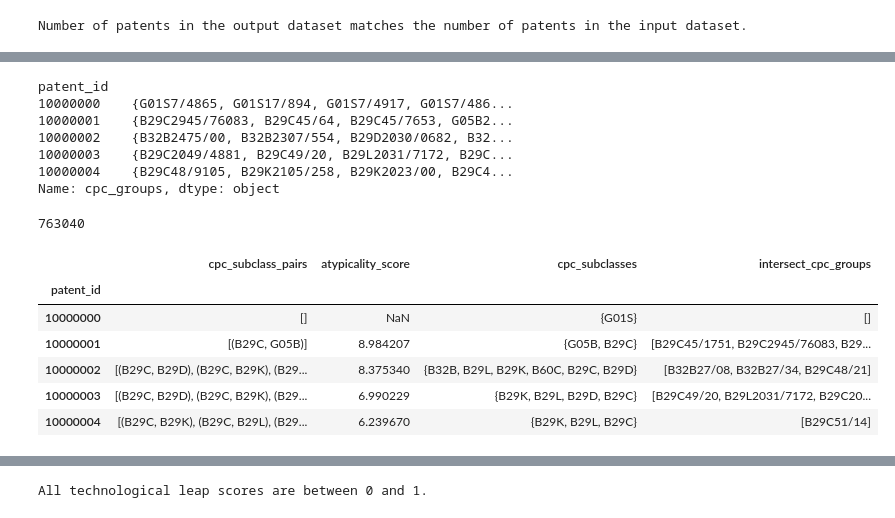
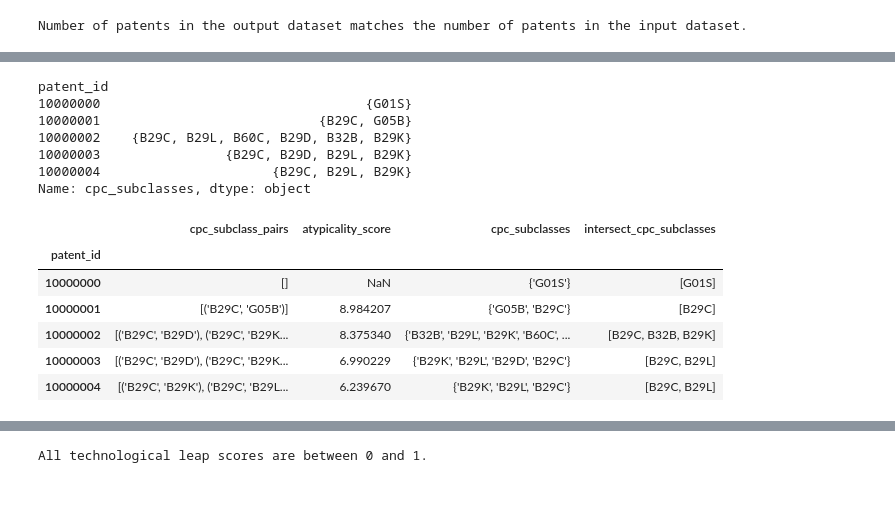
Before and after one commit to koacow/glob-s-RA, a Jupyter notebook: patents/calculate_measures.ipynb, the cells around one changed output, grey strips where cells are left out. Drawn from its saved outputs; the diff is of its cells as text; code cells hidden in the pictures.

```diff
--- a/patents/calculate_measures.ipynb
+++ b/patents/calculate_measures.ipynb
@@ -405,3 +414,6 @@ $$
 
 8. Calculate the Technological Leap Score =
 $$1 - \text{Similarity Score}$$
+# %%
+patent_cpc_subclass_pairs_with_atypicality = pd.read_csv("./data/patents_with_atypicality.csv", index_col=0, dtype={"patent_id": "string"})
+patent_cpc_subclass_pairs_with_atypicality.head()
@@ -410,62 +430,58 @@ $$1 - \text{Similarity Score}$$
 citations_list = citations.groupby("patent_id")["citation_patent_id"].apply(list)
 citations_dict = citations_list.to_dict()
 # %%
-# 2. Create a dictionary mapping patent IDs to a list of their CPC groups
-cpc_groups = cpc.groupby("patent_id")["cpc_group"].apply(set)
-cpc_groups = pd.merge(
-    cpc_groups,
+# 2. Create a dictionary mapping patent IDs to a list of their CPC subclasses
+cpc_subclasses = cpc.groupby("patent_id")["cpc_subclass"].apply(set)
+cpc_subclasses = pd.merge(
+    cpc_subclasses,
     fwd_citations.set_index("patent_id"),
     left_index=True,
     right_index=True,
     how="right",
     validate="1:1"
 )
-cpc_groups = cpc_groups["cpc_group"]
-cpc_groups = cpc_groups.rename("cpc_groups")
-cpc_groups.head()
+cpc_subclasses = cpc_subclasses["cpc_subclass"]
+cpc_subclasses = cpc_subclasses.rename("cpc_subclasses")
+cpc_subclasses.head()
 # %% [output]
 patent_id
-10000000    {G01S7/4865, G01S17/894, G01S7/4917, G01S7/486...
-10000001    {B29C2945/76083, B29C45/64, B29C45/7653, G05B2...
-10000002    {B32B2475/00, B32B2307/554, B29D2030/0682, B32...
-10000003    {B29C2049/4881, B29C49/20, B29L2031/7172, B29C...
-10000004    {B29C48/9105, B29K2105/258, B29K2023/00, B29C4...
-Name: cpc_groups, dtype: object
+10000000                                  {G01S}
+10000001                            {B29C, G05B}
+10000002    {B29C, B29L, B60C, B29D, B32B, B29K}
+10000003                {B29C, B29D, B29L, B29K}
+10000004                      {B29C, B29L, B29K}
+Name: cpc_subclasses, dtype: object
-# %%
-cpc_groups.isna().sum()
-# %% [output]
-763040
 # %%
-cpc_groups_dict = cpc_groups.to_dict()
+cpc_subclasses_dict = cpc_subclasses.to_dict()
 # %%
-# 3. Get the intersection of CPC groups between a patent and its backward citations
-def get_intersect_cpc_groups(row):
+# 3. Get the intersection of CPC subclasses between a patent and its backward citations
+def get_intersect_cpc_subclasses(row):
     patent_id = row.name
-    patent_cpc_groups = cpc_groups_dict.get(patent_id, {})
-    if not patent_cpc_groups or (isinstance(patent_cpc_groups, float) and np.isnan(patent_cpc_groups)):
+    patent_cpc_subclasses = cpc_subclasses_dict.get(patent_id, {})
+    if not patent_cpc_subclasses or (isinstance(patent_cpc_subclasses, float) and np.isnan(patent_cpc_subclasses)):
         return []
     backward_citations = citations_dict.get(patent_id, [])
     if not backward_citations:
         return []
-    backward_citations_cpc_groups = []
+    backward_citations_cpc_subclasses = []
     for citation in backward_citations:
-        citation_cpc_groups = cpc_groups_dict.get(citation, {})
-        if not citation_cpc_groups or (isinstance(citation_cpc_groups, float) and np.isnan(citation_cpc_groups)):
+        citation_cpc_subclasses = cpc_subclasses_dict.get(citation, {})
+        if not citation_cpc_subclasses or (isinstance(citation_cpc_subclasses, float) and np.isnan(citation_cpc_subclasses)):
             continue
-        if citation_cpc_groups:
-            backward_citations_cpc_groups.extend(citation_cpc_groups)
-    if not backward_citations_cpc_groups:
+        if citation_cpc_subclasses:
+            backward_citations_cpc_subclasses.extend(citation_cpc_subclasses)
+    if not backward_citations_cpc_subclasses:
         return []
-    return list(set(patent_cpc_groups) & set(backward_citations_cpc_groups))
+    return list(set(patent_cpc_subclasses) & set(backward_citations_cpc_subclasses))
 
-patent_cpc_subclass_pairs_with_atypicality["intersect_cpc_groups"] = patent_cpc_subclass_pairs_with_atypicality.apply(get_intersect_cpc_groups, axis=1)
+patent_cpc_subclass_pairs_with_atypicality["intersect_cpc_subclasses"] = patent_cpc_subclass_pairs_with_atypicality.apply(get_intersect_cpc_subclasses, axis=1)
 patent_cpc_subclass_pairs_with_atypicality.head()
 # %% [output]
-|  | cpc_subclass_pairs | atypicality_score | cpc_subclasses | intersect_cpc_groups |
+|  | cpc_subclass_pairs | atypicality_score | cpc_subclasses | intersect_cpc_subclasses |
 | patent_id |  |  |  |  |
-| 10000000 | [] | NaN | {G01S} | [] |
-| 10000001 | [(B29C, G05B)] | 8.984207 | {G05B, B29C} | [B29C45/1751, B29C2945/76083, B29... |
-| 10000002 | [(B29C, B29D), (B29C, B29K), (B29... | 8.375340 | {B32B, B29L, B29K, B60C, B29C, B29D} | [B32B27/08, B32B27/34, B29C48/21] |
-| 10000003 | [(B29C, B29D), (B29C, B29K), (B29... | 6.990229 | {B29K, B29L, B29D, B29C} | [B29C49/20, B29L2031/7172, B29C20... |
-| 10000004 | [(B29C, B29K), (B29C, B29L), (B29... | 6.239670 | {B29K, B29L, B29C} | [B29C51/14] |
+| 10000000 | [] | NaN | {'G01S'} | [G01S] |
+| 10000001 | [('B29C', 'G05B')] | 8.984207 | {'G05B', 'B29C'} | [B29C] |
+| 10000002 | [('B29C', 'B29D'), ('B29C', 'B29K... | 8.375340 | {'B32B', 'B29L', 'B29K', 'B60C', ... | [B29C, B32B, B29K] |
+| 10000003 | [('B29C', 'B29D'), ('B29C', 'B29K... | 6.990229 | {'B29K', 'B29L', 'B29D', 'B29C'} | [B29C, B29L] |
+| 10000004 | [('B29C', 'B29K'), ('B29C', 'B29L... | 6.239670 | {'B29K', 'B29L', 'B29C'} | [B29C, B29L] |
 # %%
```
Also changed, not shown: parts of 24 cells of this notebook.
